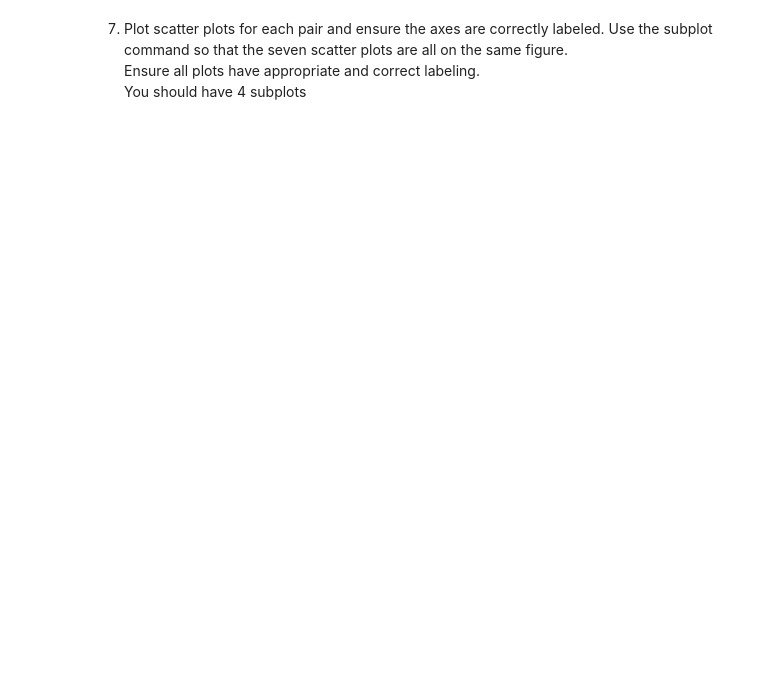
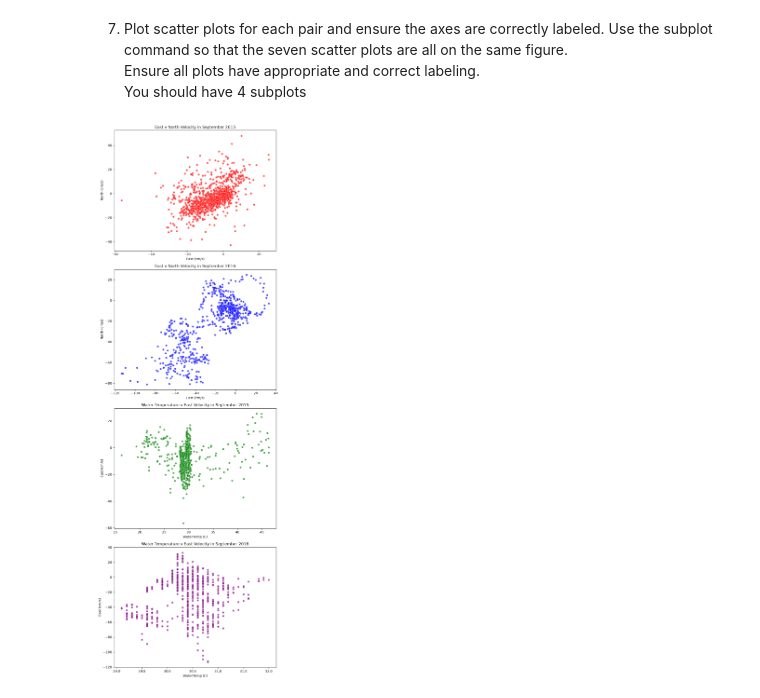
Before and after one commit to MicroTeaspoon/OCNG470, a Jupyter notebook: Lab4/Lab 4_assignment_python-1.ipynb, the cells around one changed output. Drawn from its saved outputs; the diff is of its cells as text; code cells hidden in the pictures; blank space fills up the shorter version.

```diff
--- a/Lab4/Lab 4_assignment_python-1.ipynb
+++ b/Lab4/Lab 4_assignment_python-1.ipynb
@@ -95,3 +273,38 @@ Type your answer:
 7.	Plot scatter plots for each pair and ensure the axes are correctly labeled. Use the subplot command so that the seven scatter plots are all on the same figure. \
 Ensure all plots have appropriate and correct labeling.\
 You should have 4 subplots
+# %%
+# Create figure with 4 subplots (4 rows, 1 column)
+fig, axes = plt.subplots(4, 1, figsize=(8, 24))
+
+
+# Subplot 1: East v North 2015
+sns.scatterplot(data = tabs_15, x='East', y='North', ax=axes[0], color='r', alpha=0.7)
+axes[0].set_xlabel("East (cm/s)")
+axes[0].set_ylabel("North (cm/s)")
+axes[0].set_title("East v North Velocity in September 2015")
+
+# Subplot 2: East v North 2016
+sns.scatterplot(data = tabs_16, x='East', y='North', ax=axes[1], color='b', alpha=0.7)
+axes[1].set_xlabel("East (cm/s)")
+axes[1].set_ylabel("North (cm/s)")
+axes[1].set_title("East v North Velocity in September 2016")
+
+# Subplot 3: Temp v East 2015
+sns.scatterplot(data = tabs_15, x='WaterTemp', y='East', ax=axes[2], color='g', alpha=0.7)
+axes[2].set_xlabel("WaterTemp (C)")
+axes[2].set_ylabel("East (cm/s)")
+axes[2].set_title("Water Temperature v East Velocity in September 2015")
+
+# Subplot 3: Temp v East 2015
+sns.scatterplot(data = tabs_16, x='WaterTemp', y='East', ax=axes[3], color='purple', alpha=0.7)
+axes[3].set_xlabel("WaterTemp (C)")
+axes[3].set_ylabel("East (cm/s)")
+axes[3].set_title("Water Temperature v East Velocity in September 2016")
+
+
+# Adjust layout to prevent overlap
+plt.tight_layout()
+plt.show()
+# %% [output]
+[figure, added]
```
Also changed, not shown: parts of 14 cells of this notebook, 2 other files.
